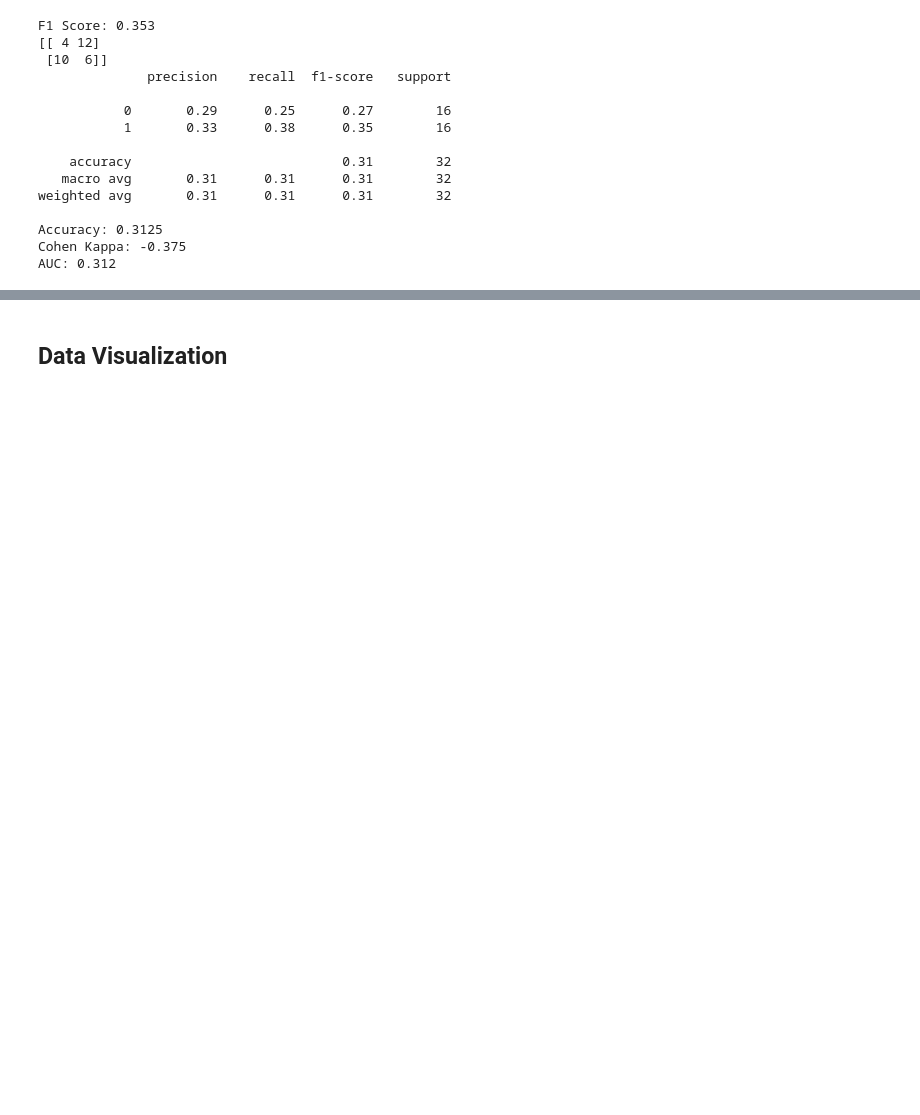
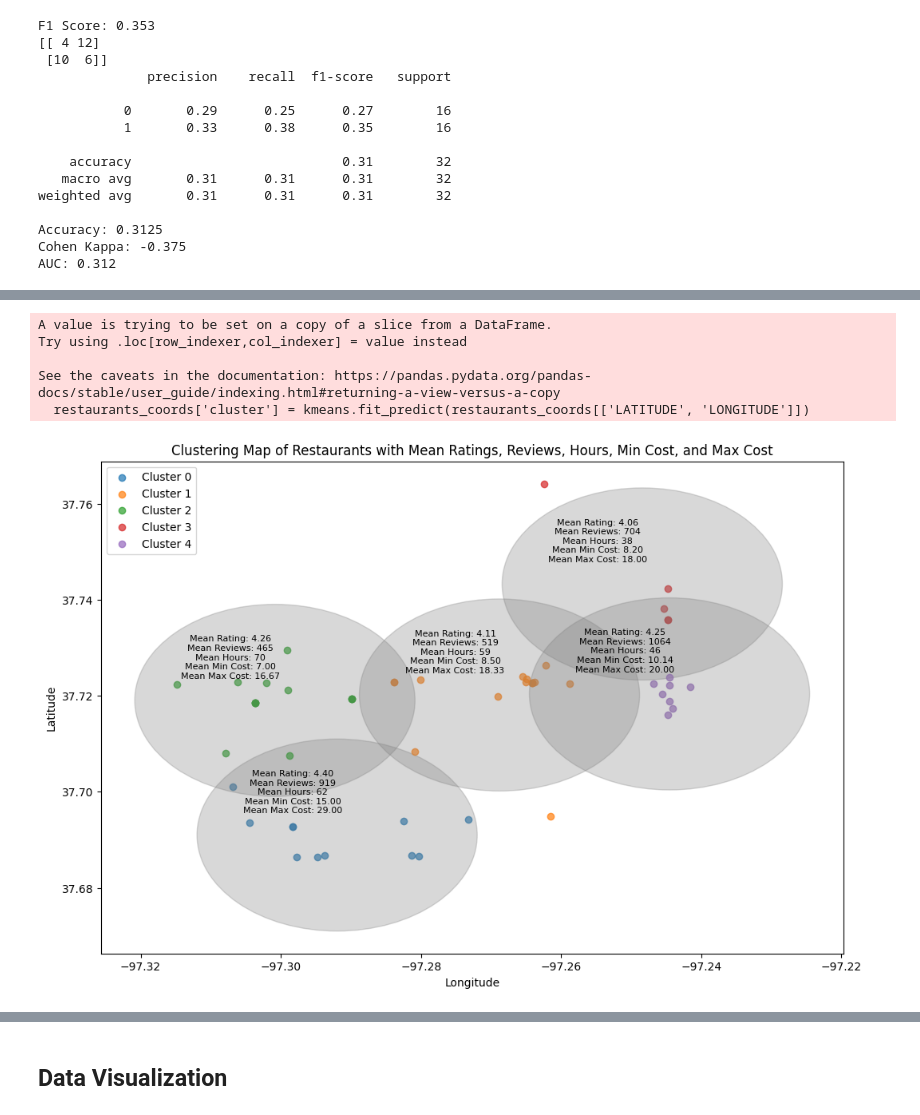
Before and after one commit to MarshallMor/Data-Science-Project, a Jupyter notebook: Group 5 Milestone 2.ipynb, the cells around one changed output, grey strips where cells are left out. Cells and saved outputs as stored; diff of their text form; code cells hidden in the pictures; blank space fills up the shorter version.

```diff
--- a/Group 5 Milestone 2.ipynb
+++ b/Group 5 Milestone 2.ipynb
@@ -440,3 +510,63 @@ AUC: 0.312
+# %%
+import pandas as pd
+from sklearn.cluster import KMeans
+import matplotlib.pyplot as plt
+
+# Load the restaurants data
+restaurants_df = pd.read_csv("restaurants_with_geolocation.csv")
+
+# Keep only the relevant columns
+restaurants_coords = restaurants_df[['LATITUDE', 'LONGITUDE', 'RATINGS_OUTOF5', 'NUM_REVIEWS', 'TotalHours', 'MIN_COST', 'MAX_COST']]
+
+# Perform K-means clustering
+num_clusters = 5  # Number of clusters (you can adjust this as needed)
+kmeans = KMeans(n_clusters=num_clusters, random_state=42)
+restaurants_coords['cluster'] = kmeans.fit_predict(restaurants_coords[['LATITUDE', 'LONGITUDE']])
+
+# Calculate mean of RATINGS_OUTOF5, NUM_REVIEWS, TotalHours, MIN_COST, and MAX_COST for restaurants within each cluster
+cluster_mean_rating = []
+cluster_mean_reviews = []
+cluster_mean_hours = []
+cluster_mean_min_cost = []
+cluster_mean_max_cost = []
+for cluster_id in range(num_clusters):
+    cluster_restaurants = restaurants_coords[restaurants_coords['cluster'] == cluster_id]
+    mean_rating = cluster_restaurants['RATINGS_OUTOF5'].mean()
+    mean_reviews = cluster_restaurants['NUM_REVIEWS'].mean()
+    mean_hours = cluster_restaurants['TotalHours'].mean()
+    mean_min_cost = cluster_restaurants['MIN_COST'].mean()
+    mean_max_cost = cluster_restaurants['MAX_COST'].mean()
+    cluster_mean_rating.append(mean_rating)
+    cluster_mean_reviews.append(mean_reviews)
+    cluster_mean_hours.append(mean_hours)
+    cluster_mean_min_cost.append(mean_min_cost)
+    cluster_mean_max_cost.append(mean_max_cost)
+
+# Plot the clustering map with circles and color-coded clusters
+fig, ax = plt.subplots(figsize=(12, 8))
+
+for cluster_id in range(num_clusters):
+    cluster_data = restaurants_coords[restaurants_coords['cluster'] == cluster_id]
+    ax.scatter(cluster_data['LONGITUDE'], cluster_data['LATITUDE'], alpha=0.7, label=f'Cluster {cluster_id}')
+    cluster_center = kmeans.cluster_centers_[cluster_id]
+    ax.add_patch(plt.Circle((cluster_center[1], cluster_center[0]), radius=0.02, color='gray', alpha=0.3))
+    ax.annotate(f"Mean Rating: {cluster_mean_rating[cluster_id]:.2f}\nMean Reviews: {cluster_mean_reviews[cluster_id]:.0f}\nMean Hours: {cluster_mean_hours[cluster_id]:.0f}\nMean Min Cost: {cluster_mean_min_cost[cluster_id]:.2f}\nMean Max Cost: {cluster_mean_max_cost[cluster_id]:.2f}",
+                (cluster_center[1], cluster_center[0]),
+                xytext=(-40, 20), textcoords='offset points', ha='center', fontsize=8, color='black')
+
+ax.set_title("Clustering Map of Restaurants with Mean Ratings, Reviews, Hours, Min Cost, and Max Cost")
+ax.set_xlabel("Longitude")
+ax.set_ylabel("Latitude")
+ax.legend()
+
+plt.show()
+# %% [output]
+A value is trying to be set on a copy of a slice from a DataFrame.
+Try using .loc[row_indexer,col_indexer] = value instead
+
+See the caveats in the documentation: https://pandas.pydata.org/pandas-docs/stable/user_guide/indexing.html#returning-a-view-versus-a-copy
+  restaurants_coords['cluster'] = kmeans.fit_predict(restaurants_coords[['LATITUDE', 'LONGITUDE']])
+[figure, added]
 # %%
 import pandas as pd
 from sklearn.cluster import KMeans
```
Also changed, not shown: parts of 4 cells of this notebook.
